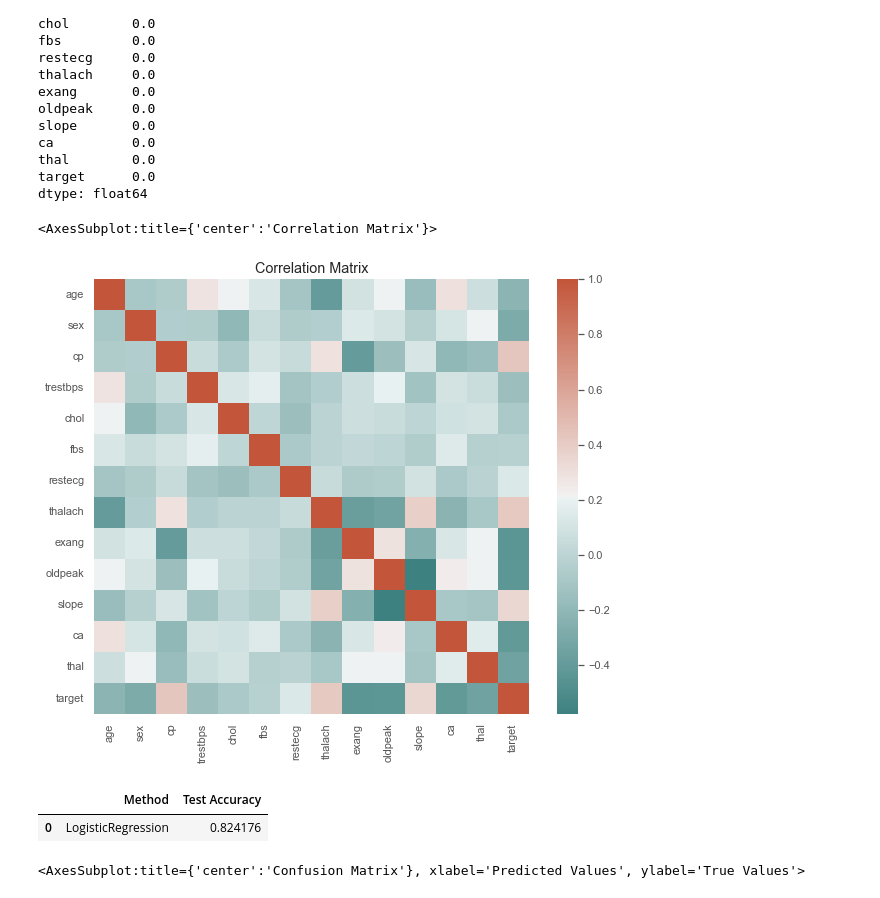
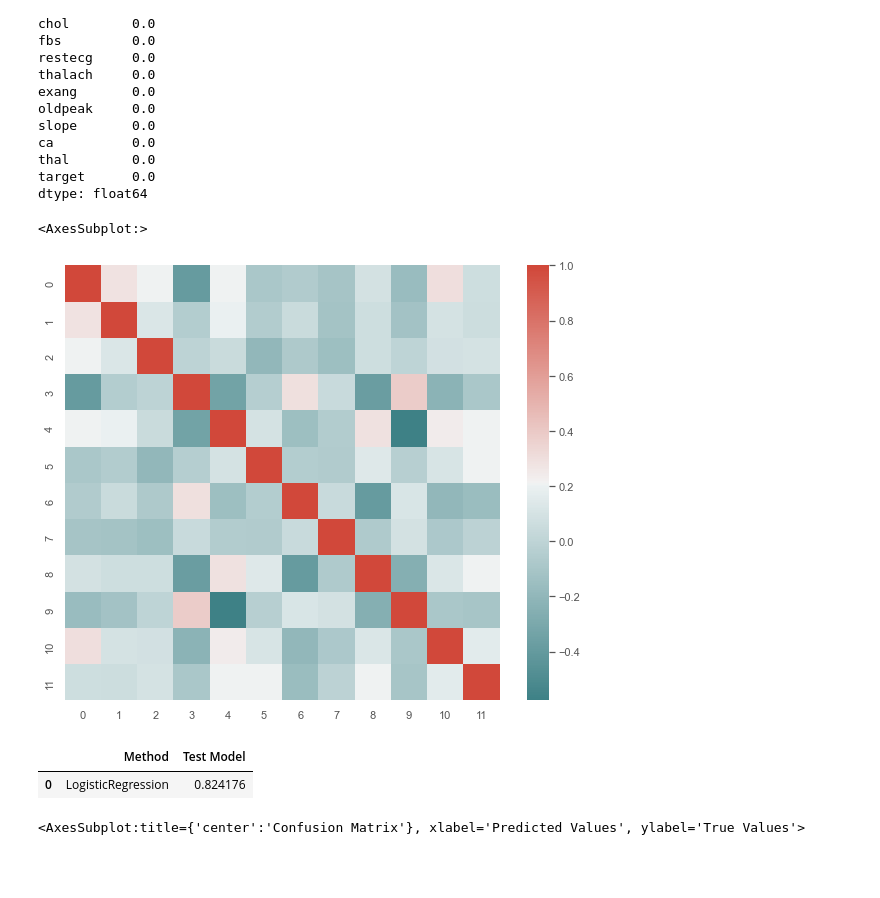
Before and after one commit to Omuk/Reborn, a Jupyter notebook: Data Practice/Practice_Field.ipynb, the cells around one changed output. Drawn from its saved outputs; the diff is of its cells as text; code cells hidden in the pictures; blank space fills up the shorter version.

Commit message:
data

```diff
--- a/Data Practice/Practice_Field.ipynb
+++ b/Data Practice/Practice_Field.ipynb
@@ -59,17 +62,18 @@ cat_val = ['sex', 'cp', 'restecg', 'exang', 'slope', 'ca', 'thal']
 # %%
-col_transf = ColumnTransformer(
+colm_transf = ColumnTransformer(
     [
         ('num', StandardScaler(), num_val),
         ('cat', OrdinalEncoder(), cat_val)
     ]
 )
+
+x = pd.DataFrame(colm_transf.fit_transform(x))
 # %%
-data_corr = data.corr()
+data_corr = x.corr()
 
 f,ax = plt.subplots(figsize=(10,8))
-ax.set_title('Correlation Matrix')
 
-sns.heatmap(data_corr, mask=np.zeros_like(data_corr, dtype=np.bool_), cmap=sns.diverging_palette(190,20, as_cmap=True), square=True, ax=ax)
+sns.heatmap(data_corr, mask=np.zeros_like(data_corr, dtype=np.bool_), cmap=sns.diverging_palette(200,15, as_cmap=True), ax=ax, square=True)
 # %% [output]
-<AxesSubplot:title={'center':'Correlation Matrix'}>
+<AxesSubplot:>
-[figure, old version]
+[figure, new version]
@@ -83,6 +84,4 @@ x_train,x_test,y_train,y_test = train_test_split(x,y,test_size=0.3,random_state=
 # %%
-logreg = LogisticRegression()
-
 logreg.fit(x_train,y_train)
 
 y_true = y_test
@@ -96,10 +95,9 @@ modperf = pd.DataFrame(
     ]
 ).transpose()
 
-modperf.columns = ['Method', 'Test Accuracy']
-
+modperf.columns = ['Method', 'Test Model']
 modperf
 # %% [output]
-|  | Method | Test Accuracy |
+|  | Method | Test Model |
 | 0 | LogisticRegression | 0.824176 |
 # %%
```
Also changed, not shown: parts of 8 cells of this notebook.
